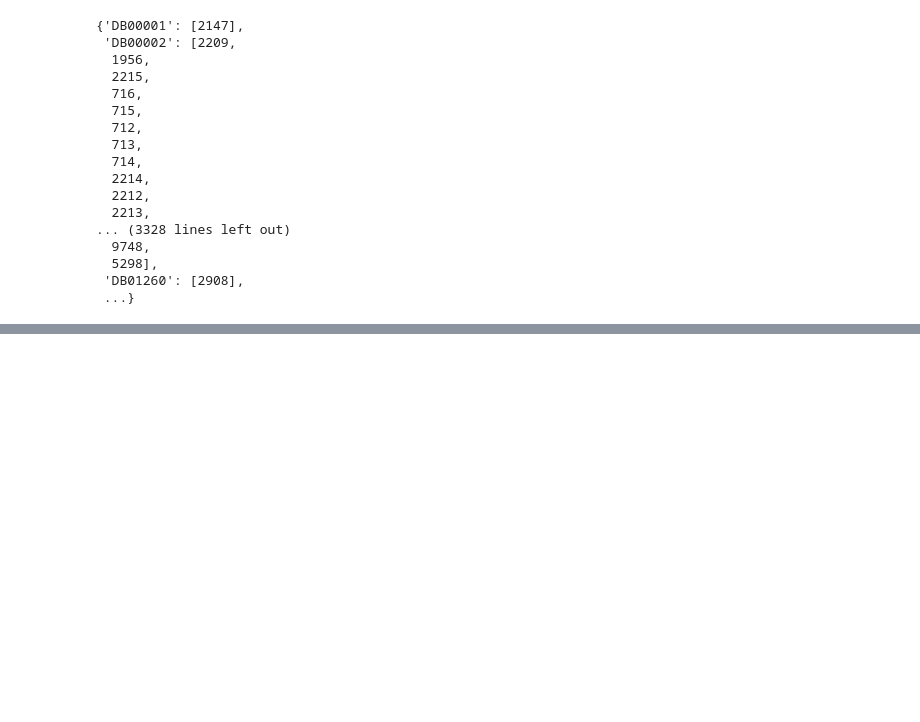
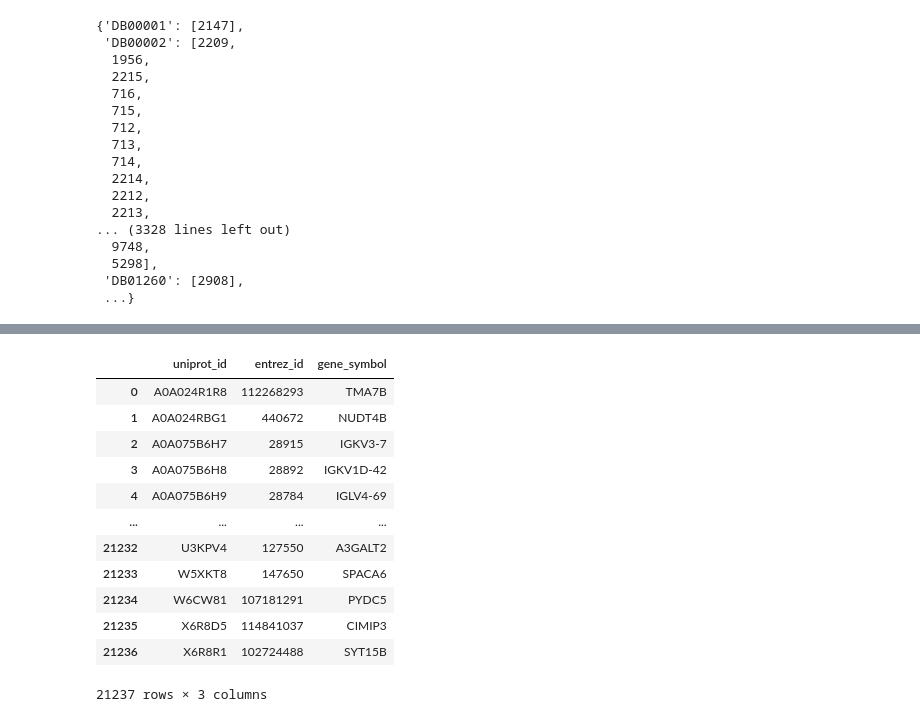
Before and after one commit to xuz24/MD-syn-GEMS, a Jupyter notebook: notebook.ipynb, the cells around one changed output, grey strips where cells are left out. Cells and saved outputs as stored; diff of their text form; code cells hidden in the pictures; blank space fills up the shorter version.

```diff
--- a/notebook.ipynb
+++ b/notebook.ipynb
@@ -1425,0 +1449,17 @@ Series([], Name: target_gene, dtype: float64)
+# %%
+uniprot_to_entrez = pd.read_csv('/Users/zijiexu/Downloads/uniprot_to_entrez.csv')
+uniprot_to_entrez
+# %% [output]
+|  | uniprot_id | entrez_id | gene_symbol |
+| 0 | A0A024R1R8 | 112268293 | TMA7B |
+| 1 | A0A024RBG1 | 440672 | NUDT4B |
+| 2 | A0A075B6H7 | 28915 | IGKV3-7 |
+| 3 | A0A075B6H8 | 28892 | IGKV1D-42 |
+| 4 | A0A075B6H9 | 28784 | IGLV4-69 |
+| ... | ... | ... | ... |
+| 21232 | U3KPV4 | 127550 | A3GALT2 |
+| 21233 | W5XKT8 | 147650 | SPACA6 |
+| 21234 | W6CW81 | 107181291 | PYDC5 |
+| 21235 | X6R8D5 | 114841037 | CIMIP3 |
+| 21236 | X6R8R1 | 102724488 | SYT15B |
+21237 rows × 3 columns
```
Also changed, not shown: parts of 10 cells of this notebook.
